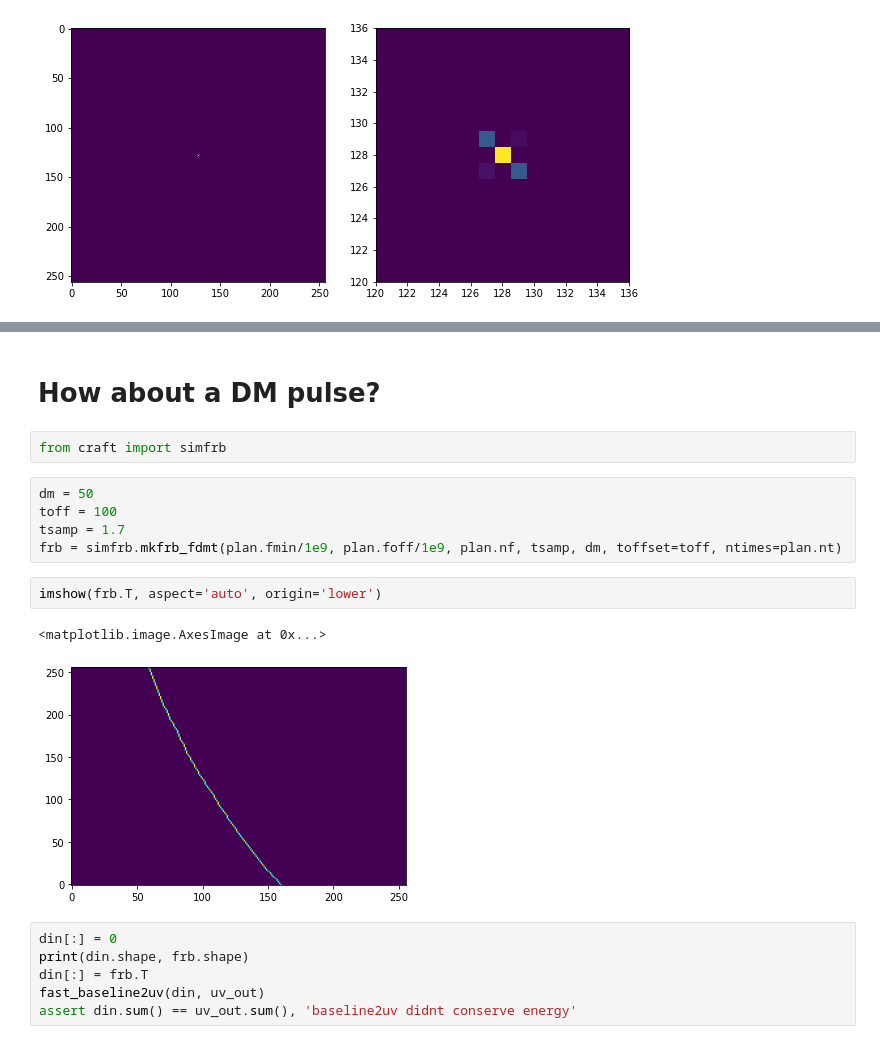
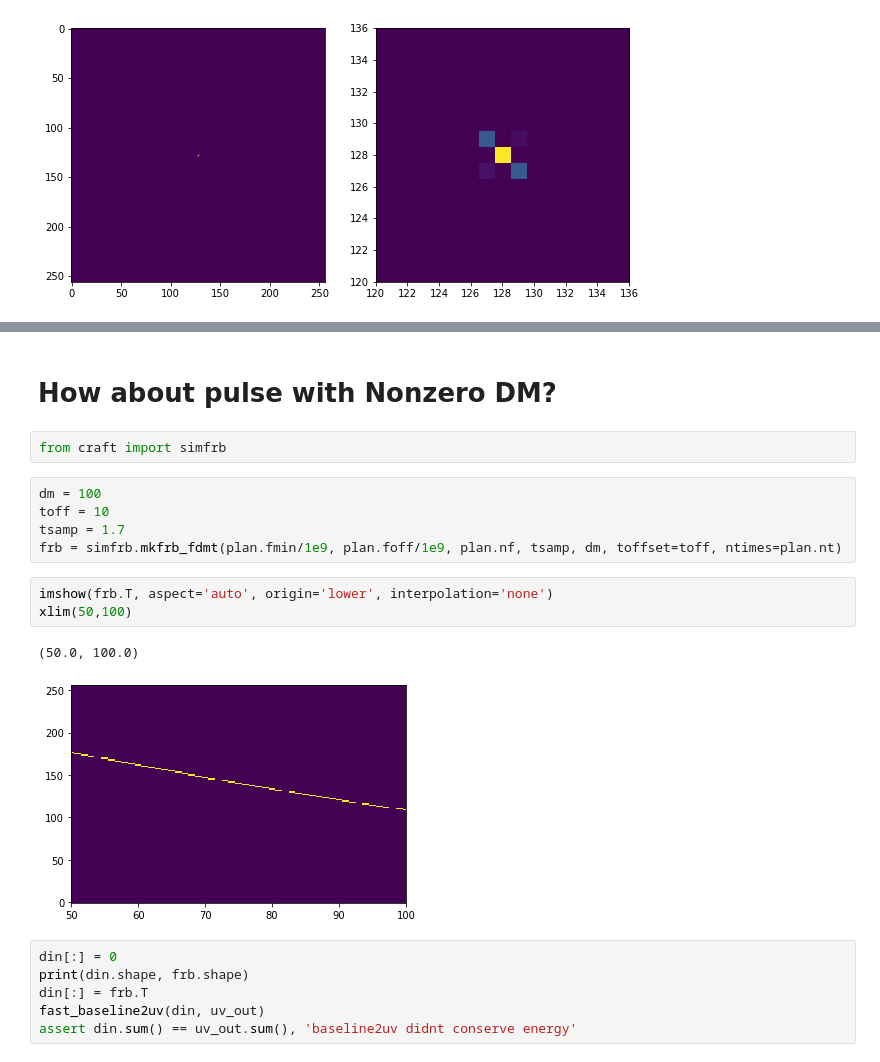
Before and after one commit to askap-craco/craco-python, a Jupyter notebook: notebooks/Testing image pipeline with impulses.ipynb, the cells around one changed output, grey strips where cells are left out. Cells and saved outputs as stored; diff of their text form.

```diff
--- a/notebooks/Testing image pipeline with impulses.ipynb
+++ b/notebooks/Testing image pipeline with impulses.ipynb
@@ -720,19 +640,20 @@ print_candidates(cands, 256, 0)
 14.3    128     128     5               8       10      0
 11.4    128     128     5               9       11      0
 # %% [markdown]
-# How about a DM pulse?
+# How about pulse with Nonzero DM?
 # %%
 from craft import simfrb
 # %%
-dm = 50
-toff = 100
+dm = 100
+toff = 10
 tsamp = 1.7
 frb = simfrb.mkfrb_fdmt(plan.fmin/1e9, plan.foff/1e9, plan.nf, tsamp, dm, toffset=toff, ntimes=plan.nt)
 # %%
-imshow(frb.T, aspect='auto', origin='lower')
+imshow(frb.T, aspect='auto', origin='lower', interpolation='none')
+xlim(50,100)
 # %% [output]
-<matplotlib.image.AxesImage at 0x...>
+(50.0, 100.0)
-[figure, old version]
+[figure, new version]
 # %%
 din[:] = 0
 print(din.shape, frb.shape)
```
Also changed, not shown: parts of 26 cells of this notebook, 2 other files.
